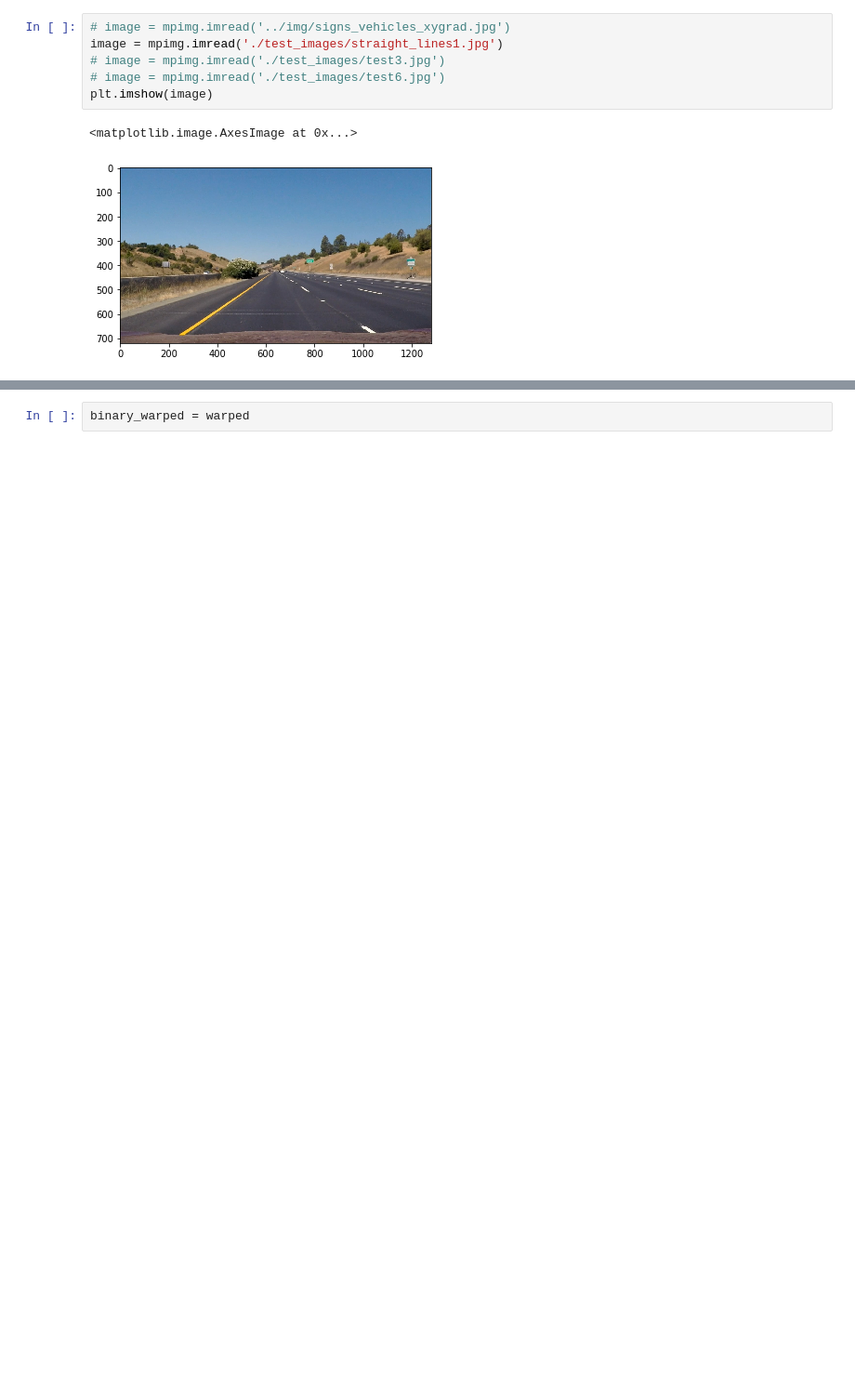
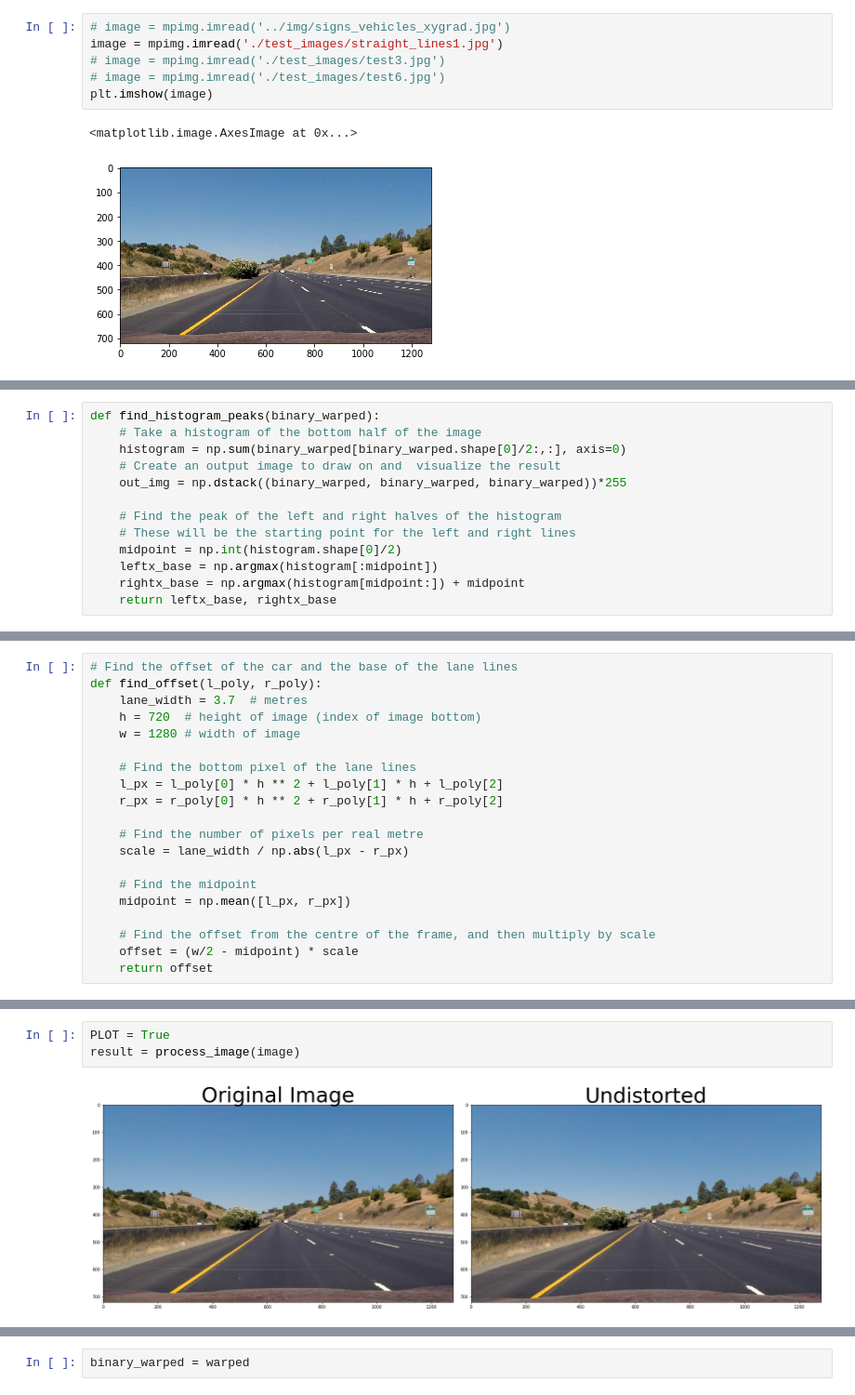
Before and after one commit to mandarup/lane-lines-2, a Jupyter notebook: lane-lines-2.ipynb, the cells around one changed output, grey strips where cells are left out. Shown at 93% size. Saved outputs shown, nothing was run; the diff lists cells and outputs as text; blank space fills up the shorter version.

```diff
--- a/lane-lines-2.ipynb
+++ b/lane-lines-2.ipynb
@@ -91,0 +95,13 @@ plotting.plot_hist(warped)
+# %%
+def find_histogram_peaks(binary_warped):
+    # Take a histogram of the bottom half of the image
+    histogram = np.sum(binary_warped[binary_warped.shape[0]/2:,:], axis=0)
+    # Create an output image to draw on and  visualize the result
+    out_img = np.dstack((binary_warped, binary_warped, binary_warped))*255
+
+    # Find the peak of the left and right halves of the histogram
+    # These will be the starting point for the left and right lines
+    midpoint = np.int(histogram.shape[0]/2)
+    leftx_base = np.argmax(histogram[:midpoint])
+    rightx_base = np.argmax(histogram[midpoint:]) + midpoint
+    return leftx_base, rightx_base
@@ -91,0 +292,20 @@ plotting.plot_hist(warped)
+# %%
+# Find the offset of the car and the base of the lane lines
+def find_offset(l_poly, r_poly):
+    lane_width = 3.7  # metres
+    h = 720  # height of image (index of image bottom)
+    w = 1280 # width of image
+
+    # Find the bottom pixel of the lane lines
+    l_px = l_poly[0] * h ** 2 + l_poly[1] * h + l_poly[2]
+    r_px = r_poly[0] * h ** 2 + r_poly[1] * h + r_poly[2]
+
+    # Find the number of pixels per real metre
+    scale = lane_width / np.abs(l_px - r_px)
+
+    # Find the midpoint
+    midpoint = np.mean([l_px, r_px])
+
+    # Find the offset from the centre of the frame, and then multiply by scale
+    offset = (w/2 - midpoint) * scale
+    return offset
@@ -91,0 +442,5 @@ plotting.plot_hist(warped)
+# %%
+PLOT = True
+result = process_image(image)
+# %% [output]
+[figure, added]
```
Also changed, not shown: parts of 25 cells of this notebook, 11 other files.
